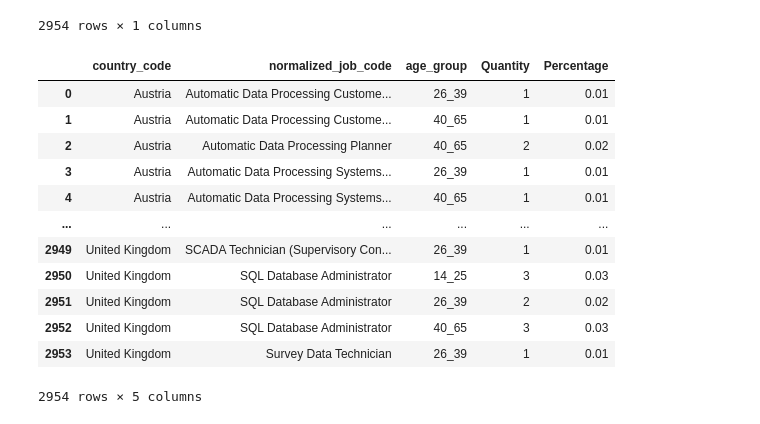
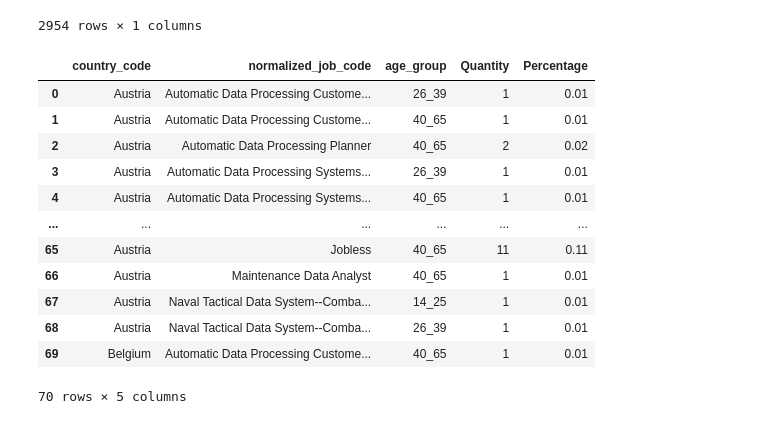
Before and after one commit to ivancompany92/ih_datamadpt0420_project_m1, a Jupyter notebook: notebooks/data_1.ipynb, the cells around one changed output. Cells and saved outputs as stored; diff of their text form; code cells hidden in the pictures.

```diff
--- a/notebooks/data_1.ipynb
+++ b/notebooks/data_1.ipynb
@@ -510,18 +498,18 @@ df_4
 # %%
 df_total=pd.merge(df_3, df_4, left_index=True, right_index=True)
 
-df_total
+df_total[0:70]
 # %% [output]
 |  | country_code | normalized_job_code | age_group | Quantity | Percentage |
 | 0 | Austria | Automatic Data Processing Custome... | 26_39 | 1 | 0.01 |
 | 1 | Austria | Automatic Data Processing Custome... | 40_65 | 1 | 0.01 |
 | 2 | Austria | Automatic Data Processing Planner | 40_65 | 2 | 0.02 |
 | 3 | Austria | Automatic Data Processing Systems... | 26_39 | 1 | 0.01 |
 | 4 | Austria | Automatic Data Processing Systems... | 40_65 | 1 | 0.01 |
 | ... | ... | ... | ... | ... | ... |
-| 2949 | United Kingdom | SCADA Technician (Supervisory Con... | 26_39 | 1 | 0.01 |
-| 2950 | United Kingdom | SQL Database Administrator | 14_25 | 3 | 0.03 |
-| 2951 | United Kingdom | SQL Database Administrator | 26_39 | 2 | 0.02 |
-| 2952 | United Kingdom | SQL Database Administrator | 40_65 | 3 | 0.03 |
-| 2953 | United Kingdom | Survey Data Technician | 26_39 | 1 | 0.01 |
+| 65 | Austria | Jobless | 40_65 | 11 | 0.11 |
+| 66 | Austria | Maintenance Data Analyst | 40_65 | 1 | 0.01 |
+| 67 | Austria | Naval Tactical Data System--Comba... | 14_25 | 1 | 0.01 |
+| 68 | Austria | Naval Tactical Data System--Comba... | 26_39 | 1 | 0.01 |
+| 69 | Belgium | Automatic Data Processing Custome... | 40_65 | 1 | 0.01 |
-2954 rows × 5 columns
+70 rows × 5 columns
```
Also changed, not shown: parts of 3 cells of this notebook, 5 other files.
